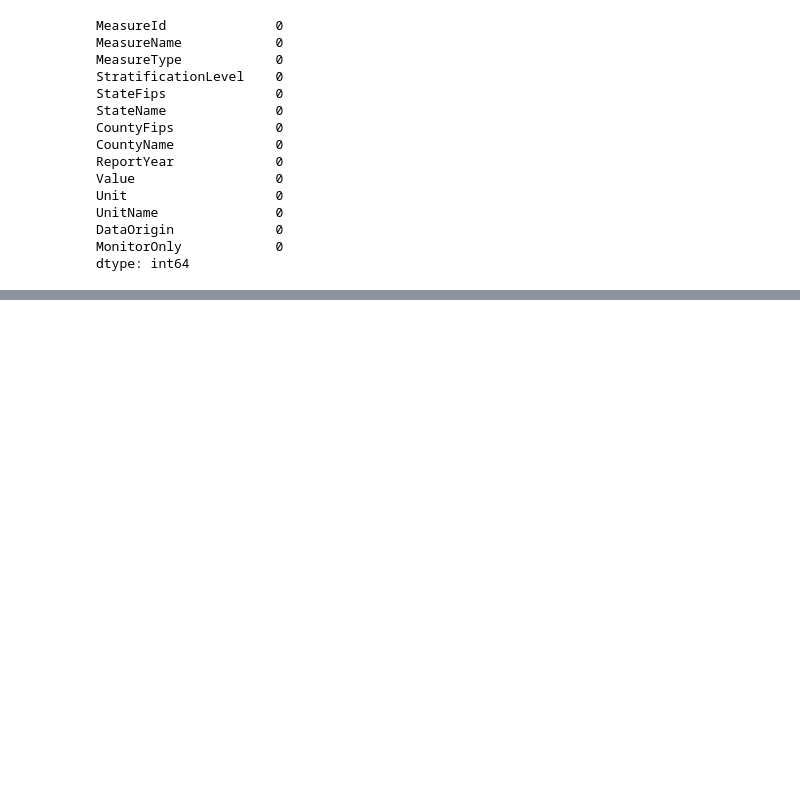
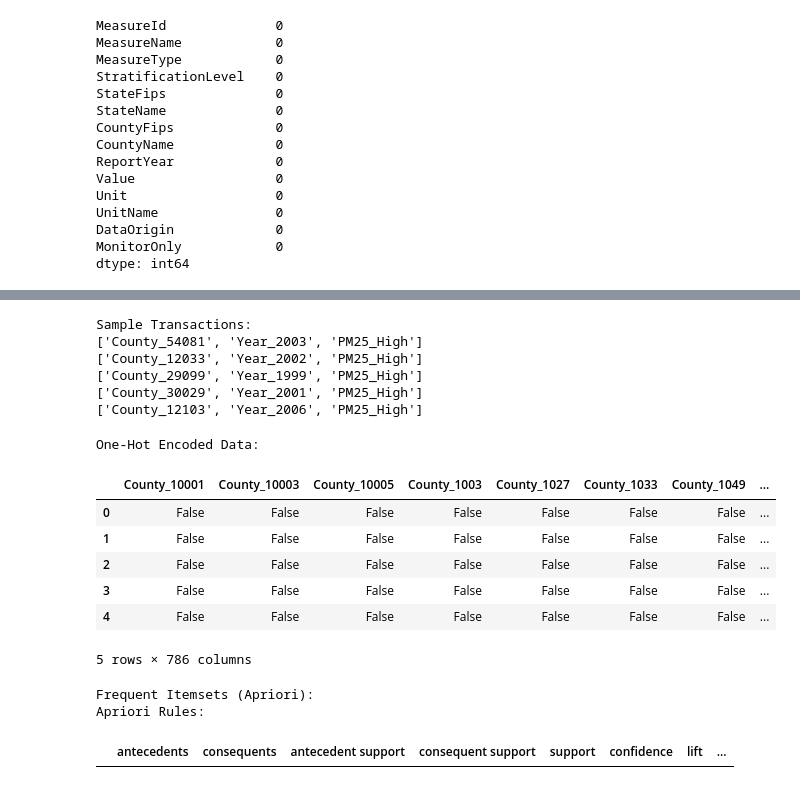
Before and after one commit to NickStrain/Air-Quality-Index-Data-Mining-Project-, a Jupyter notebook: model_implementation.ipynb, the cells around one changed output, grey strips where cells are left out. Drawn from its saved outputs; the diff is of its cells as text; code cells hidden in the pictures; blank space fills up the shorter version.

```diff
--- a/model_implementation.ipynb
+++ b/model_implementation.ipynb
@@ -80,0 +155,4 @@ if 'Value' in df.columns:
+# %%
+scaler = MinMaxScaler()
+df['Value_scaled'] = scaler.fit_transform(df[['Value']])
+df = df.drop(['Value'],axis=1)
@@ -80,0 +266,22 @@ if 'Value' in df.columns:
+# %%
+def categorize_pm25(x):
+    if x == 0:
+        return "PM25_None"
+    elif x <= 5:
+        return "PM25_Low"
+    else:
+        return "PM25_High"
+
+df["PM25_Category"] = df["Value"].apply(categorize_pm25)
+
+# Convert CountyFips into categorical item
+df["County"] = "County_" + df["CountyFips"].astype(str)
+
+# Convert Year into item
+df["Year"] = "Year_" + df["ReportYear"].astype(str)
+
+# Select only the columns needed for FPM
+df_fpm = df[["County", "Year", "PM25_Category"]]
+
+print("Selected Fields for FPM:")
+df_fpm.head()
@@ -80,0 +296,47 @@ if 'Value' in df.columns:
+# %%
+transactions = df_fpm.values.tolist()
+
+print("Sample Transactions:")
+for t in transactions[:5]:
+    print(t)
+# %% [output]
+Sample Transactions:
+['County_54081', 'Year_2003', 'PM25_High']
+['County_12033', 'Year_2002', 'PM25_High']
+['County_29099', 'Year_1999', 'PM25_High']
+['County_30029', 'Year_2001', 'PM25_High']
+['County_12103', 'Year_2006', 'PM25_High']
+# %%
+from mlxtend.preprocessing import TransactionEncoder
+
+te = TransactionEncoder()
+te_array = te.fit(transactions).transform(transactions)
+
+df_encoded = pd.DataFrame(te_array, columns=te.columns_)
+
+print("One-Hot Encoded Data:")
+df_encoded.head()
+# %% [output]
+One-Hot Encoded Data:
+|  | County_10001 | County_10003 | County_10005 | County_1003 | County_1027 | County_1033 | County_1049 | ... |
+| 0 | False | False | False | False | False | False | False | ... |
+| 1 | False | False | False | False | False | False | False | ... |
+| 2 | False | False | False | False | False | False | False | ... |
+| 3 | False | False | False | False | False | False | False | ... |
+| 4 | False | False | False | False | False | False | False | ... |
+5 rows × 786 columns
+# %%
+frequent_itemsets_ap = apriori(df_encoded, min_support=0.1, use_colnames=True)
+
+print("Frequent Itemsets (Apriori):")
+frequent_itemsets_ap.head()
+
+# Generate association rules
+rules_ap = association_rules(frequent_itemsets_ap, metric="confidence", min_threshold=0.6)
+
+print("Apriori Rules:")
+rules_ap.sort_values(by="lift", ascending=False).head()
+# %% [output]
+Frequent Itemsets (Apriori):
+Apriori Rules:
+|  | antecedents | consequents | antecedent support | consequent support | support | confidence | lift | ... |
```
Also changed, not shown: parts of 23 cells of this notebook.
